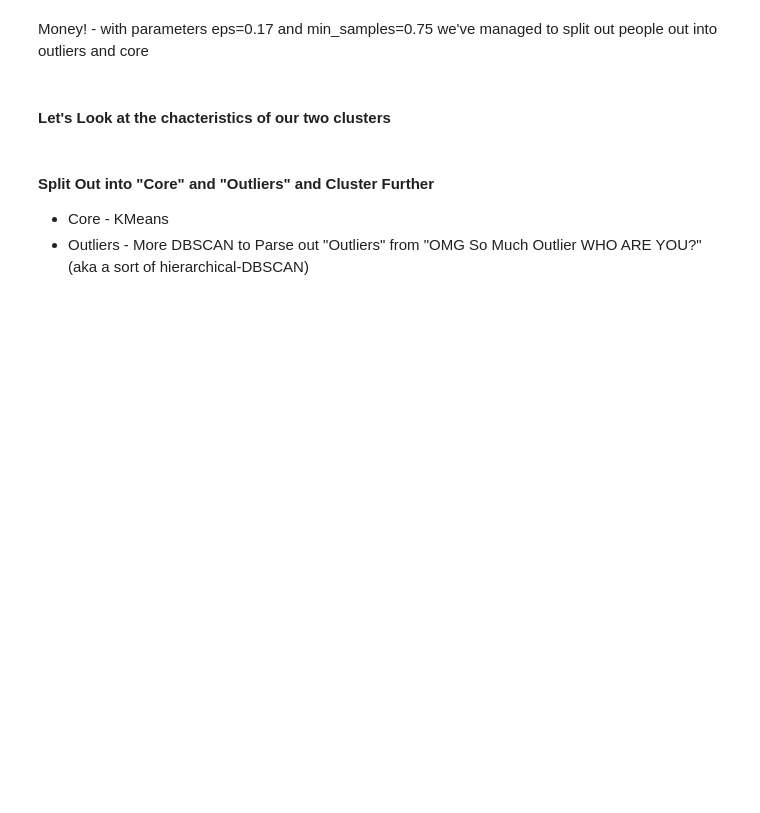
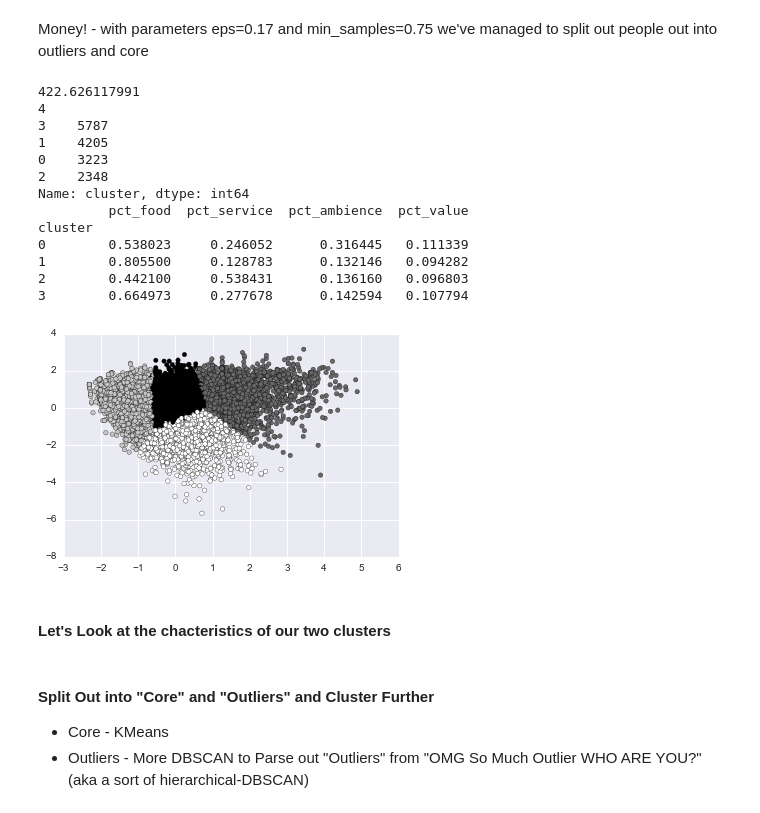
Before and after one commit to whugue/Yelp-User-Similarity, a Jupyter notebook: Yelp-Cluster.ipynb, the cells around one changed output. Drawn from its saved outputs; the diff is of its cells as text; code cells hidden in the pictures; blank space fills up the shorter version.

```diff
--- a/Yelp-Cluster.ipynb
+++ b/Yelp-Cluster.ipynb
@@ -115,2 +205,19 @@ plt.scatter(clustered.PCA_1, clustered.PCA_2, c=clustered.cluster)
 # %% [markdown]
 Money! - with parameters eps=0.17 and min_samples=0.75 we've managed to split out people out into outliers and core
+# %%
+clustered = kmeans(user, ["pct_food","pct_service","pct_ambience","pct_value"], n_clusters=4)
+# %% [output]
+422.626117991
+4
+3    5787
+1    4205
+0    3223
+2    2348
+Name: cluster, dtype: int64
+         pct_food  pct_service  pct_ambience  pct_value
+cluster
+0        0.538023     0.246052      0.316445   0.111339
+1        0.805500     0.128783      0.132146   0.094282
+2        0.442100     0.538431      0.136160   0.096803
+3        0.664973     0.277678      0.142594   0.107794
+[figure, added]
```
Also changed, not shown: parts of 14 cells of this notebook.
